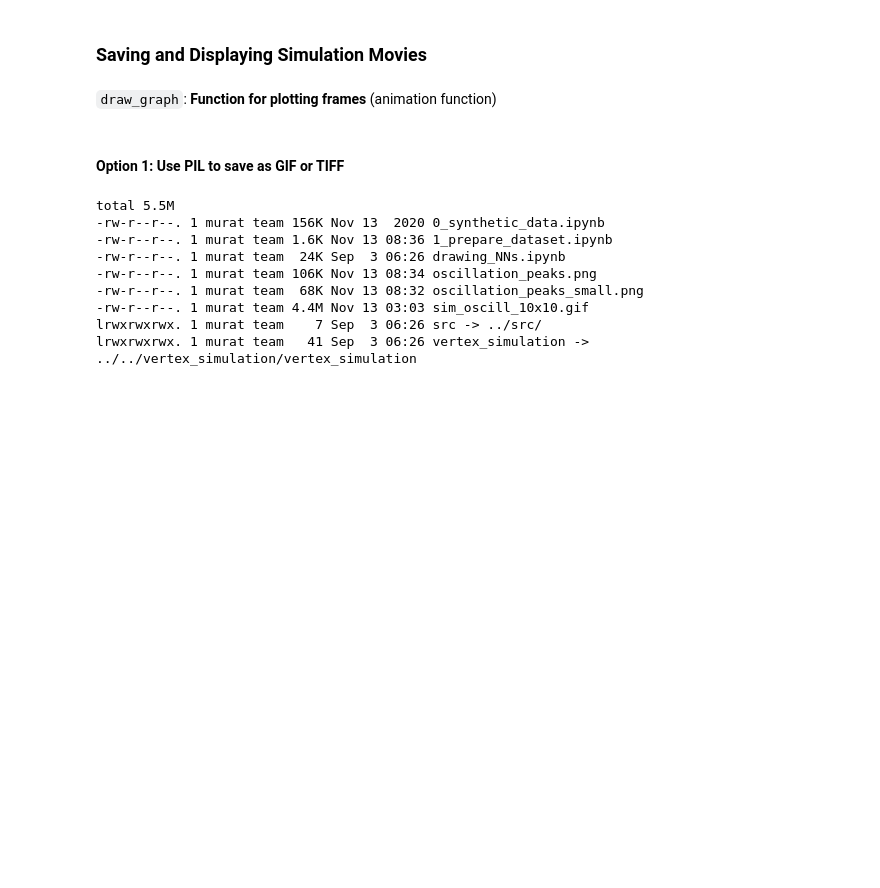
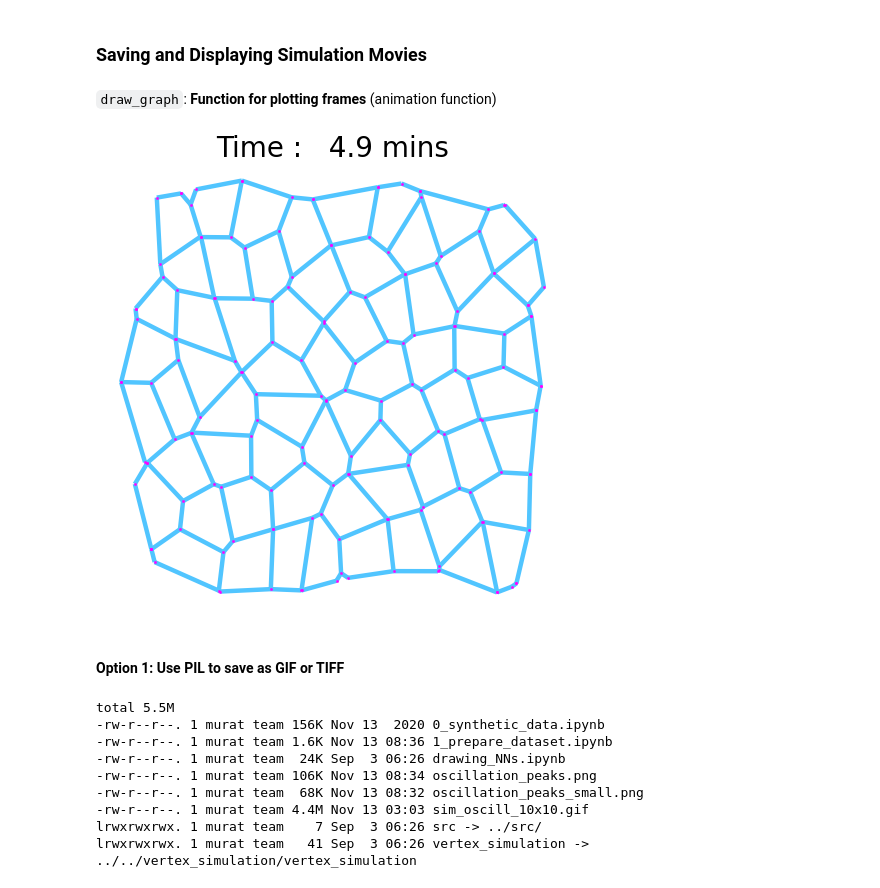
Before and after one commit to mshagirov/simgnn, a Jupyter notebook: nbs/0_synthetic_data.ipynb, the cells around one changed output. Saved outputs shown, nothing was run; the diff lists cells and outputs as text; code cells hidden in the pictures; blank space fills up the shorter version.

```diff
--- a/nbs/0_synthetic_data.ipynb
+++ b/nbs/0_synthetic_data.ipynb
@@ -324,12 +321,14 @@ def draw_graph(i):
 # %%
 # Test Drawing one of the frames:
 
-# fig = plt.figure(figsize=[15,15],dpi=40)
-# fig.clf()
-# ax = fig.subplots()
-# ax.axis(False);
-# draw_graph(0)
-# plt.show()
+fig = plt.figure(figsize=[15,15],dpi=40)
+fig.clf()
+ax = fig.subplots()
+ax.axis(False);
+draw_graph(len(verts_t)-1)
+plt.show()
+# %% [output]
+[figure, added]
 # %% [markdown]
 #### Option 1: Use PIL to save as GIF or TIFF
 # %%
```
Also changed, not shown: parts of 4 cells of this notebook, 1 other file.
